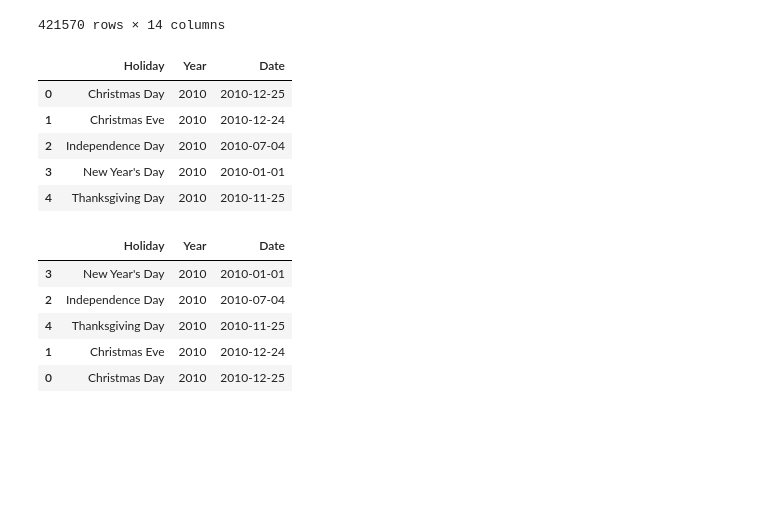
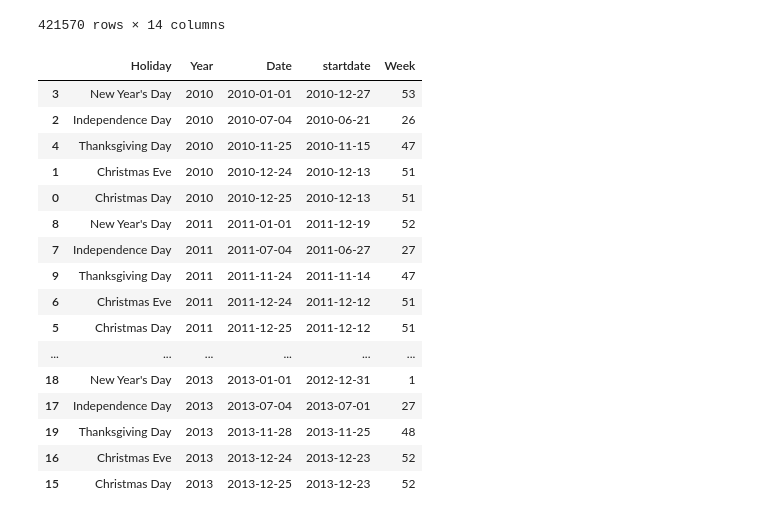
Before and after one commit to beckyydo/Project-1, a Jupyter notebook: datacleaning.ipynb, the cells around one changed output. Saved outputs shown, nothing was run; the diff lists cells and outputs as text; code cells hidden in the pictures; blank space fills up the shorter version.

```diff
--- a/datacleaning.ipynb
+++ b/datacleaning.ipynb
@@ -137,25 +117,26 @@ walmart_data.round(decimals)
 | 421569 | 45 | 98 | 2012-10-26 | 1076.80 | False | 58.85 | 3.88 | 192.3089 | 8.667 | ... |
 421570 rows × 14 columns
 # %%
-holidays.head()
+holidays
 # %% [output]
-|  | Holiday | Year | Date |
-| 0 | Christmas Day | 2010 | 2010-12-25 |
-| 1 | Christmas Eve | 2010 | 2010-12-24 |
-| 2 | Independence Day | 2010 | 2010-07-04 |
-| 3 | New Year's Day | 2010 | 2010-01-01 |
-| 4 | Thanksgiving Day | 2010 | 2010-11-25 |
+|  | Holiday | Year | Date | startdate | Week |
+| 3 | New Year's Day | 2010 | 2010-01-01 | 2010-12-27 | 53 |
+| 2 | Independence Day | 2010 | 2010-07-04 | 2010-06-21 | 26 |
+| 4 | Thanksgiving Day | 2010 | 2010-11-25 | 2010-11-15 | 47 |
+| 1 | Christmas Eve | 2010 | 2010-12-24 | 2010-12-13 | 51 |
+| 0 | Christmas Day | 2010 | 2010-12-25 | 2010-12-13 | 51 |
+| 8 | New Year's Day | 2011 | 2011-01-01 | 2011-12-19 | 52 |
+| 7 | Independence Day | 2011 | 2011-07-04 | 2011-06-27 | 27 |
+| 9 | Thanksgiving Day | 2011 | 2011-11-24 | 2011-11-14 | 47 |
+| 6 | Christmas Eve | 2011 | 2011-12-24 | 2011-12-12 | 51 |
+| 5 | Christmas Day | 2011 | 2011-12-25 | 2011-12-12 | 51 |
+| ... | ... | ... | ... | ... | ... |
+| 18 | New Year's Day | 2013 | 2013-01-01 | 2012-12-31 | 1 |
+| 17 | Independence Day | 2013 | 2013-07-04 | 2013-07-01 | 27 |
+| 19 | Thanksgiving Day | 2013 | 2013-11-28 | 2013-11-25 | 48 |
+| 16 | Christmas Eve | 2013 | 2013-12-24 | 2013-12-23 | 52 |
+| 15 | Christmas Day | 2013 | 2013-12-25 | 2013-12-23 | 52 |
 # %%
 holidays = holidays.sort_values(by=['Date'])
 # %%
 holidays.Date = pd.to_datetime(holidays.Date)
-# %%
-
-holidays.head()
-# %% [output]
-|  | Holiday | Year | Date |
-| 3 | New Year's Day | 2010 | 2010-01-01 |
-| 2 | Independence Day | 2010 | 2010-07-04 |
-| 4 | Thanksgiving Day | 2010 | 2010-11-25 |
-| 1 | Christmas Eve | 2010 | 2010-12-24 |
-| 0 | Christmas Day | 2010 | 2010-12-25 |
```
Also changed, not shown: parts of 15 cells of this notebook, 1 other file.
